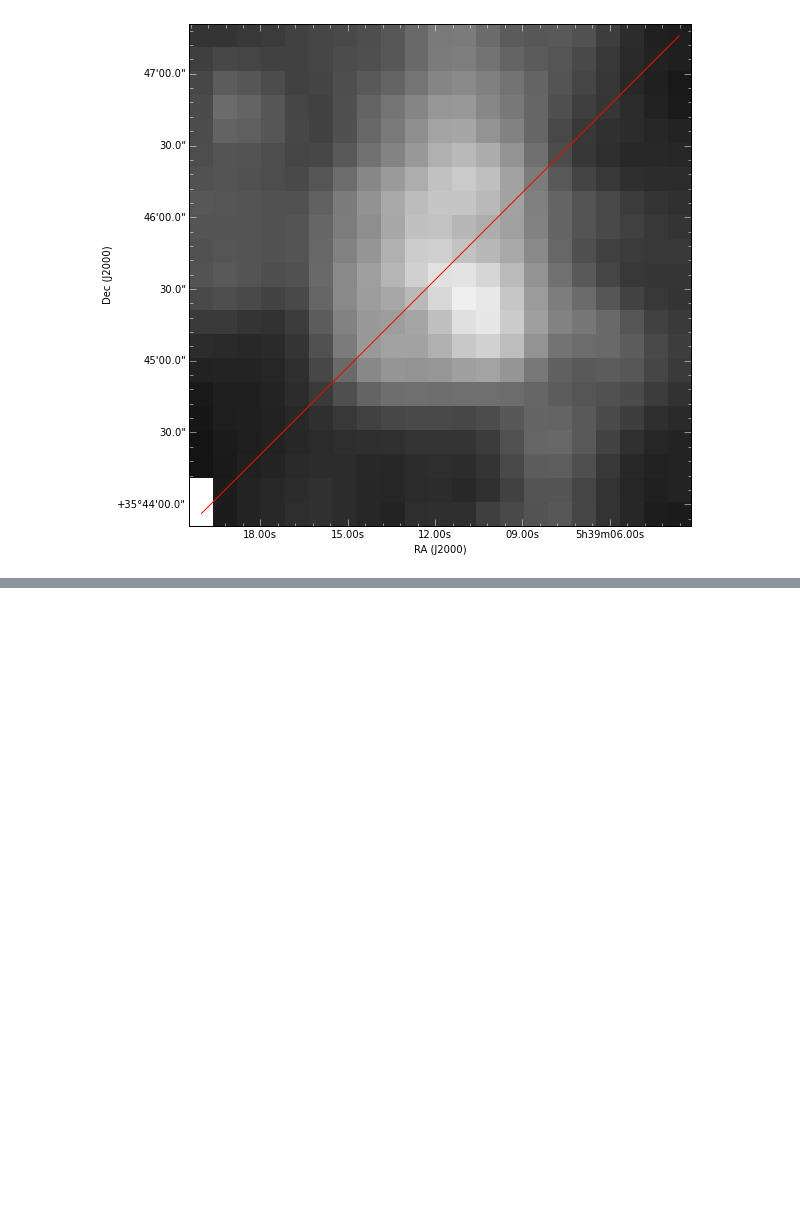
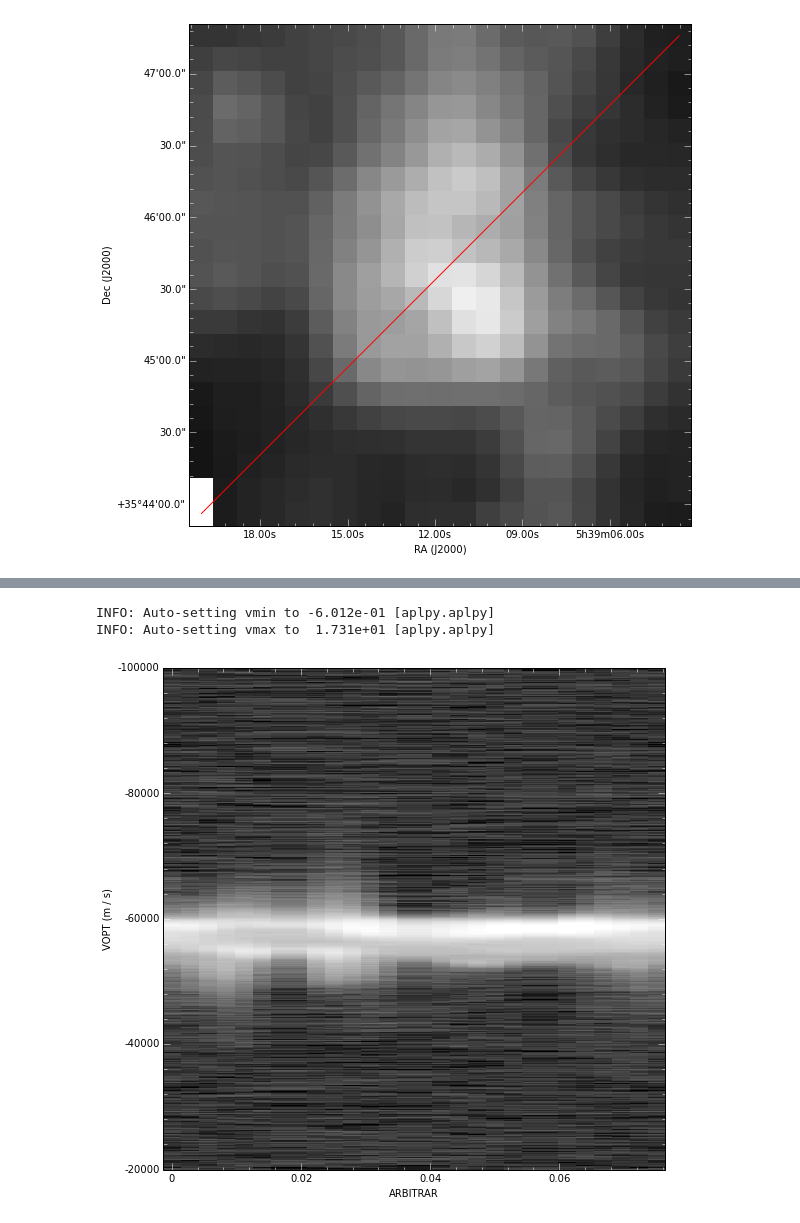
Before and after one commit to radio-astro-tools/pvextractor, a Jupyter notebook: examples/IRAS 05358 Slicing.ipynb, the cells around one changed output, grey strips where cells are left out. Saved outputs shown, nothing was run; the diff lists cells and outputs as text; code cells hidden in the pictures; blank space fills up the shorter version.

```diff
--- a/examples/IRAS 05358 Slicing.ipynb
+++ b/examples/IRAS 05358 Slicing.ipynb
@@ -66,0 +79,12 @@ INFO: Auto-setting vmax to  1.661e+01 [aplpy.aplpy]
+# %%
+pv,npts = pvdiagram(data, endpoints=endpoints)
+w2 = pvwcs_from_header(header)
+h2 = w2.to_header()
+hdu = fits.PrimaryHDU(data=pv,header=h2)
+# %%
+F2 = aplpy.FITSFigure(hdu)
+F2.show_grayscale(aspect=pv.shape[1]/float(pv.shape[0]), stretch='arcsinh')
+# %% [output]
+INFO: Auto-setting vmin to -6.012e-01 [aplpy.aplpy]
+INFO: Auto-setting vmax to  1.731e+01 [aplpy.aplpy]
+[figure, added]
```
Also changed, not shown: parts of 2 cells of this notebook.
